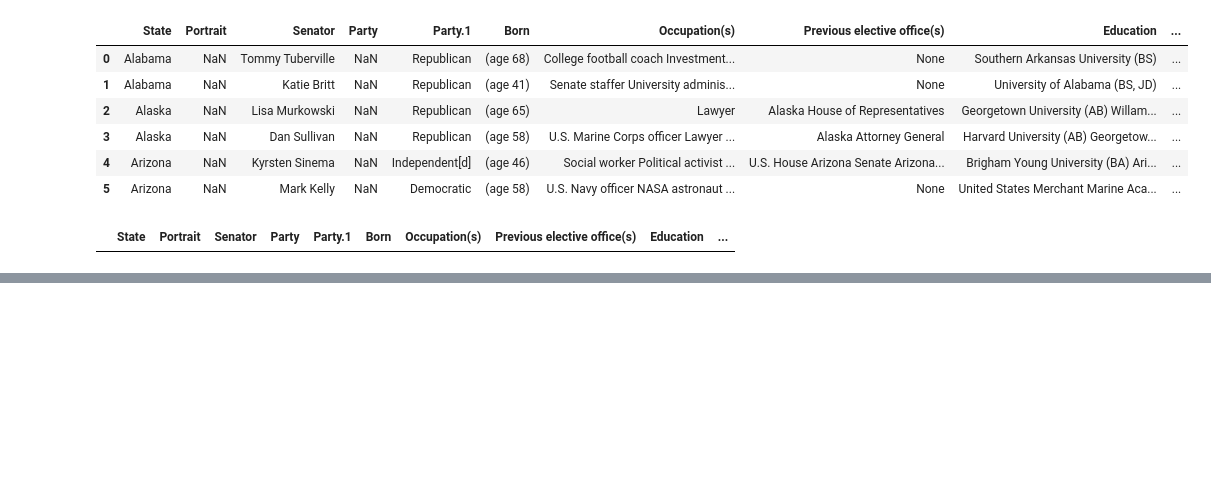
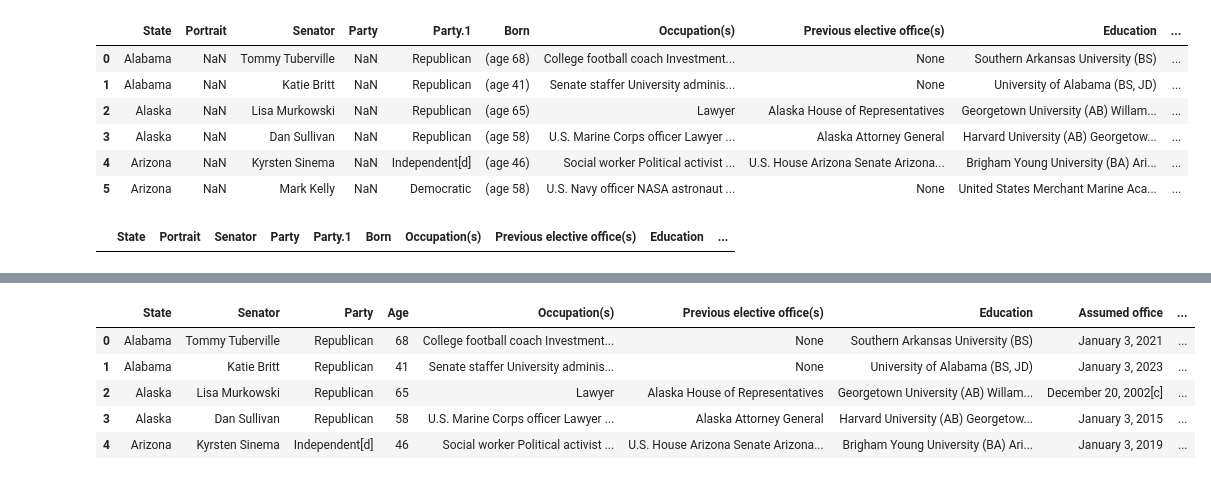
Before and after one commit to carlosmlosa/Unleashing_the_power_of_Twitter, a Jupyter notebook: Senators Dataset.ipynb, the cells around one changed output, grey strips where cells are left out. Saved outputs shown, nothing was run; the diff lists cells and outputs as text; code cells hidden in the pictures; blank space fills up the shorter version.

Commit message:
US senator map

```diff
--- a/Senators Dataset.ipynb
+++ b/Senators Dataset.ipynb
@@ -123,0 +126,37 @@ df.to_csv('us_senators.csv', index = False)
+# %%
+from tokens import geocode_token
+import requests
+import random
+import pandas as pd
+df = pd.read_csv('us_senators.csv')
+# %%
+zipcodes = pd.read_csv('https://raw.githubusercontent.com/scpike/us-state-county-zip/master/geo-data.csv')
+## As there is some missing data, we enter manually some states that have no zipcode
+
+
+def get_random_location(state):
+    """Given a state, it returns a random pair of coordinates in it, based on a dataset of zip codes"""
+    try:
+        zipcode = zipcodes[postal_codes.state == state].sample(1).zipcode.item()
+    except:
+        return 0, 0
+
+    url = f"https://api.geoapify.com/v1/geocode/search?apiKey={geocode_token}&postcode={zipcode}&limit=10"
+
+    try:
+        response = requests.get(url)
+        data = response.json()['features']
+        if len(data) == 0 or data == []:
+            get_random_location(state)
+        else:
+            data = data[0]
+        return data['properties']['lat'], data['properties']['lon']
+    except:
+        get_random_location(state)
+# %%
+x = df.State.apply(lambda x: get_random_location(x))
+# %%
+for i in range(len(x)):
+    if x[i] == None:
+        x[i] = (0,0)
+print(x)
@@ -123,0 +176,10 @@ df.to_csv('us_senators.csv', index = False)
+# %%
+df['x'], df['y'] = x.apply(lambda x: x[0]), x.apply(lambda x: x[1])
+df.head()
+# %% [output]
+|  | State | Senator | Party | Age | Occupation(s) | Previous elective office(s) | Education | Assumed office | ... |
+| 0 | Alabama | Tommy Tuberville | Republican | 68 | College football coach Investment... | None | Southern Arkansas University (BS) | January 3, 2021 | ... |
+| 1 | Alabama | Katie Britt | Republican | 41 | Senate staffer University adminis... | None | University of Alabama (BS, JD) | January 3, 2023 | ... |
+| 2 | Alaska | Lisa Murkowski | Republican | 65 | Lawyer | Alaska House of Representatives | Georgetown University (AB) Willam... | December 20, 2002[c] | ... |
+| 3 | Alaska | Dan Sullivan | Republican | 58 | U.S. Marine Corps officer Lawyer ... | Alaska Attorney General | Harvard University (AB) Georgetow... | January 3, 2015 | ... |
+| 4 | Arizona | Kyrsten Sinema | Independent[d] | 46 | Social worker Political activist ... | U.S. House Arizona Senate Arizona... | Brigham Young University (BA) Ari... | January 3, 2019 | ... |
```
Also changed, not shown: parts of 12 cells of this notebook, 15 other files.
